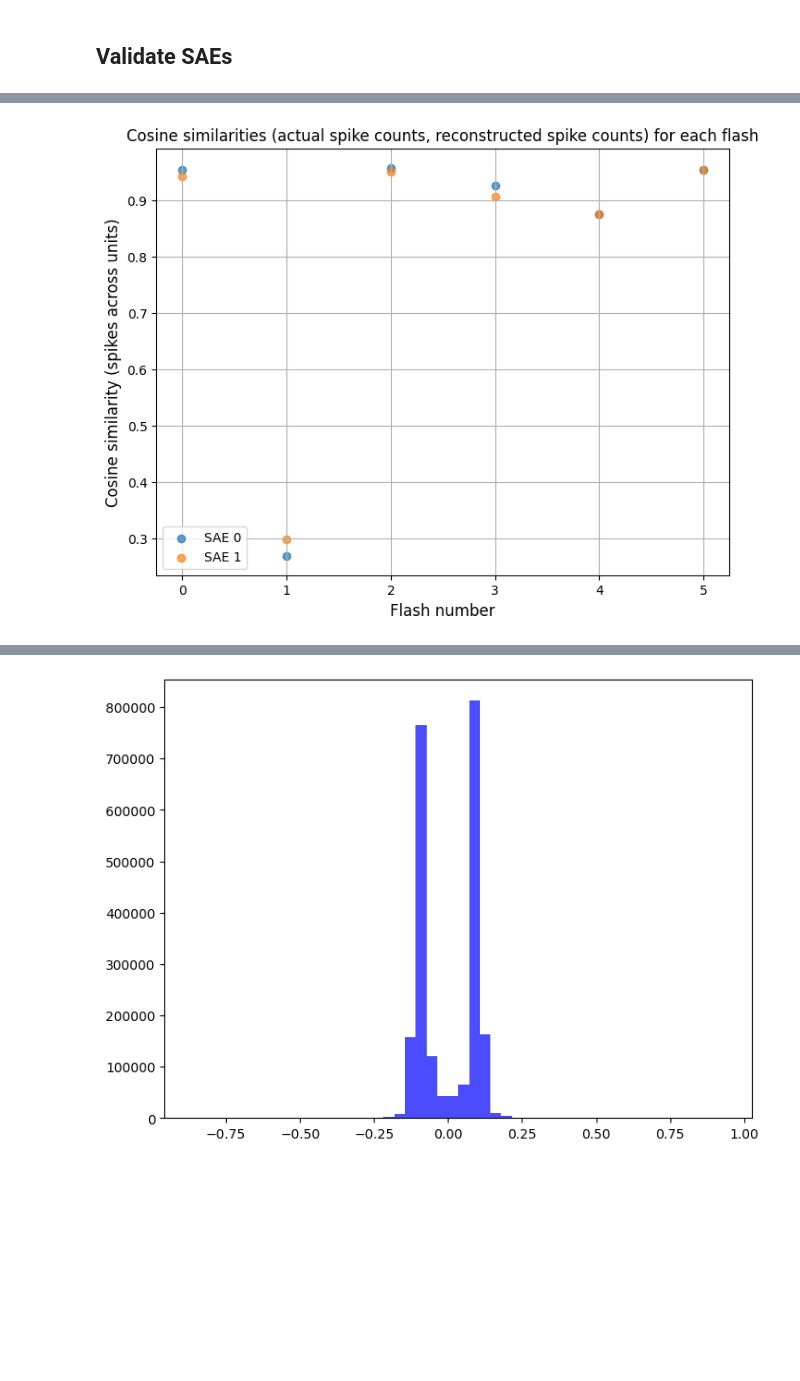
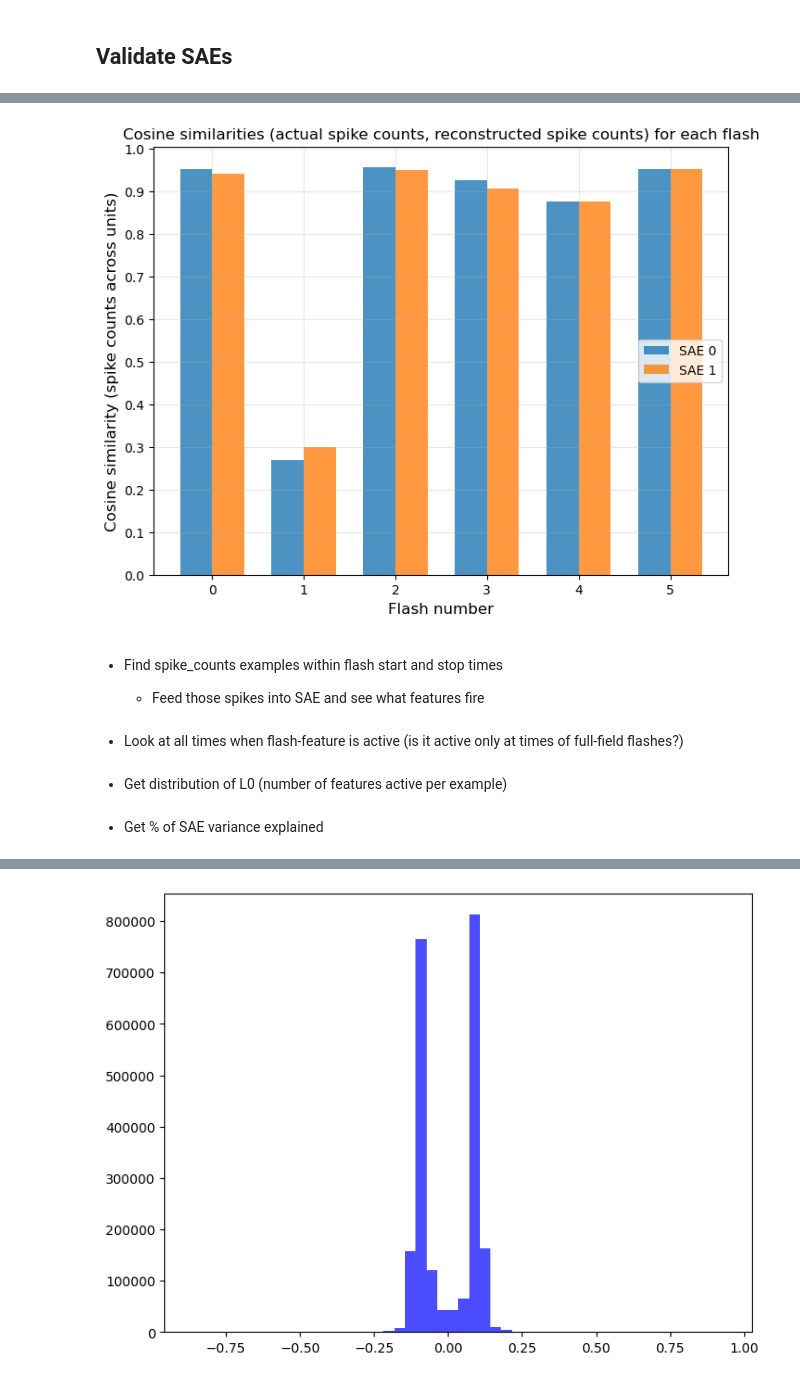
Before and after one commit to jkbhagatio/arena_3.0_course, a Jupyter notebook: playground/mini.ipynb, the cells around one changed output, grey strips where cells are left out. Cells and saved outputs as stored; diff of their text form; code cells hidden in the pictures; blank space fills up the shorter version.

```diff
--- a/playground/mini.ipynb
+++ b/playground/mini.ipynb
@@ -493,7 +517,8 @@ ae_cfg = SaeConfig(
 )
 sae = Sae(ae_cfg).to(device)
 
-spike_counts = counts.to_dense().bfloat16().to(device)
-data_log = sae.optimize(spike_counts=spike_counts, steps=50_000, batch_sz=16, lr=0.05)
+# spike_counts = counts.to_dense().bfloat16().to(device)
+# data_log = sae.optimize(spike_counts=spike_counts, steps=50_000, batch_sz=16, lr=0.05)
+# torch.save(sae.state_dict(), Path(r"C:\Users\jai\mini\trained_saes\sae0.pth"))
 
-torch.save(sae.state_dict(), Path(r"C:\Users\jai\mini\trained_saes\sae0.pth"))
+sae.load_state_dict(torch.load(Path(r"C:\Users\jai\mini\trained_saes\sae0.pth")))
@@ -757,24 +743,30 @@ spk_recon_cos_sims_sae1 = plot_reconstructed_spike_counts(1, counts_flash_df, sa
 # %%
 """Plot cosine similarities of spikes-to-reconstructions for each flash."""
 
 x = np.arange(len(spk_recon_cos_sims_sae0))
+width = 0.35  # Width of the bars
 
 # Initialize the figure
-plt.figure(figsize=(8, 6))
+fig, ax = plt.subplots(figsize=(8, 6))
 
-# Scatter plot for cosine similarities
-plt.scatter(x, spk_recon_cos_sims_sae0, label="SAE 0", alpha=0.7)
-plt.scatter(x, spk_recon_cos_sims_sae1, label="SAE 1", alpha=0.7)
+# Create grouped bars
+ax.bar(x - width/2, spk_recon_cos_sims_sae0, width, label="SAE 0", alpha=0.8)
+ax.bar(x + width/2, spk_recon_cos_sims_sae1, width, label="SAE 1", alpha=0.8)
 
 # Set titles and labels
-plt.title(
+ax.set_title(
     "Cosine similarities (actual spike counts, reconstructed spike counts) for each flash"
 )
-plt.xlabel("Flash number", fontsize=12)
-plt.ylabel("Cosine similarity (spikes across units)", fontsize=12)
-plt.legend()
-plt.grid()
+ax.set_xlabel("Flash number", fontsize=12)
+ax.set_ylabel("Cosine similarity (spike counts across units)", fontsize=12)
+ax.legend(loc="center right")
+ax.grid(True, alpha=0.3)
+
+# Set x-ticks to be centered between grouped bars
+ax.set_xticks(x)
+ax.set_xticklabels(x)
+ax.set_yticks(np.arange(0, 1.1, 0.1))
 
 plt.show()
 # %% [output]
-[figure, old version]
+[figure, new version]
@@ -784,0 +773,10 @@ plt.show()
+# %% [markdown]
+- Find spike_counts examples within flash start and stop times
+
+    - Feed those spikes into SAE and see what features fire
+# %% [markdown]
+- Look at all times when flash-feature is active (is it active only at times of full-field flashes?)
+# %% [markdown]
+- Get distribution of L0 (number of features active per example)
+# %% [markdown]
+- Get % of SAE variance explained
```
Also changed, not shown: parts of 17 cells of this notebook.
